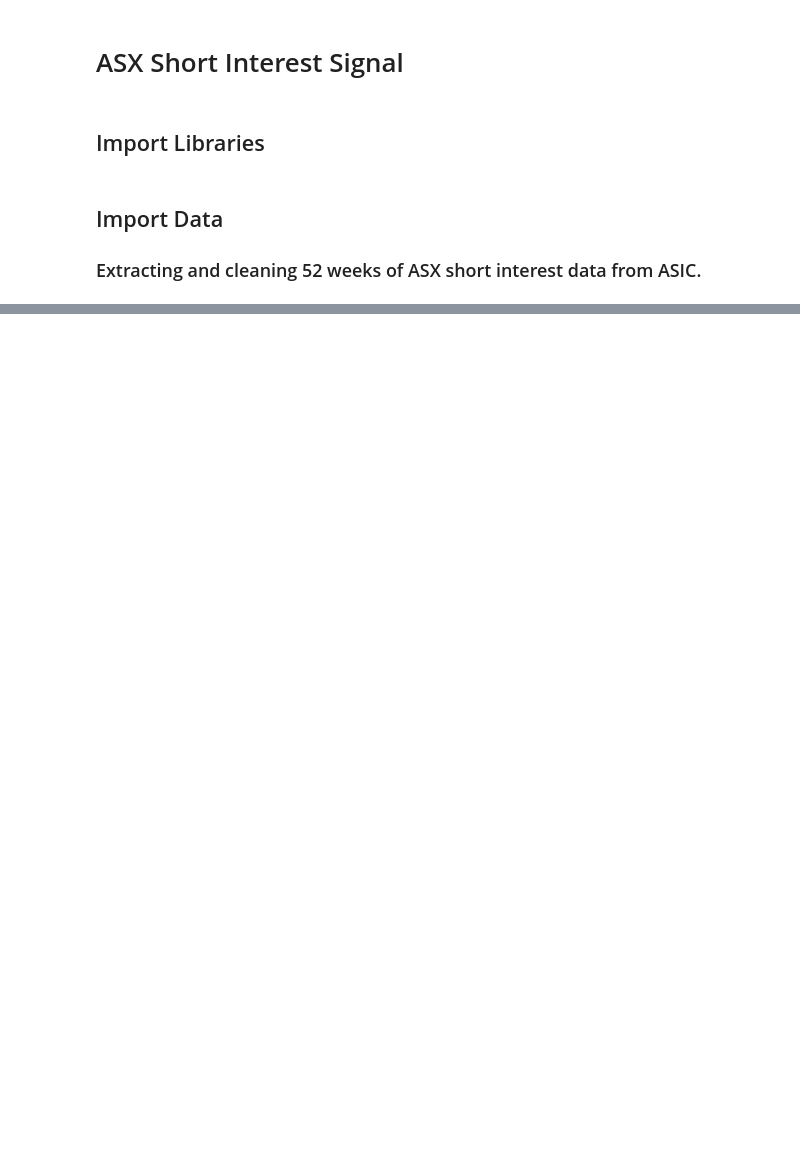
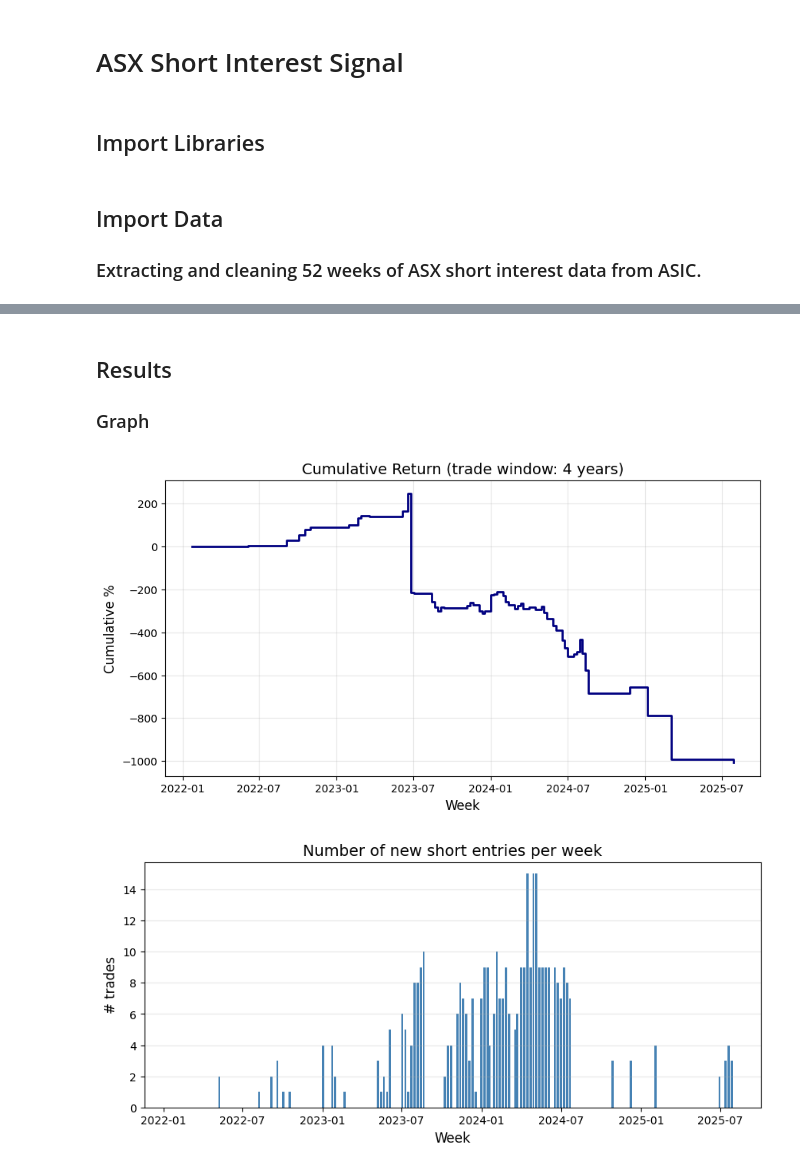
Before and after one commit to Taff1887/short-king, a Jupyter notebook: Short King.ipynb, the cells around one changed output, grey strips where cells are left out. Saved outputs shown, nothing was run; the diff lists cells and outputs as text; code cells hidden in the pictures; blank space fills up the shorter version.

```diff
--- a/Short King.ipynb
+++ b/Short King.ipynb
@@ -923,17 +27,0 @@ def step_one_week(df_feat: pd.DataFrame, release_date, positions: dict):
-# %%
-# ==== USER PARAMS ====
-TRAIN_WEEKS   = 40   # X: warm-up weeks (no trading)
-TEST_WEEKS    = 52   # Y: weeks to trade after warm-up
-
-MAX_NAMES     = 15   # max concurrent shorts
-PRICE_MIN     = 0.50
-NOTIONAL_ADV_MIN = 5e5   # A$0.5m
-TC_BPS        = 5        # per side, set 0 to ignore
-
-# Simple exits
-MAX_HOLD_WEEKS = 4
-EXIT_TREND     = True     # exit if dSI_4w <= 0 AND ret_4w > 0
-EXIT_DTC_COMP  = 0.30     # exit if DTC compresses >=30% from entry (set None to disable)
-
-# Optional guard against shorting fresh highs
-USE_HIGH_GUARD = False    # keep False for simplicity
@@ -1189,0 +537,34 @@ Open positions at end: ['BRG', 'LTR', 'IMU', 'PLS', 'CTD', 'NUF', 'MIN', 'IGO',
+# %% [markdown]
+## Results
+### Graph
+# %%
+# ---- Plot equity curve (step-style, no dots) ----
+if not eq.empty:
+    fig, ax = plt.subplots(figsize=(10,5))
+
+    # Use step plot so equity is flat until the next trade exit
+    ax.step(eq["date"], eq["cum_ret"]*100, where="post", linewidth=2, color="navy")
+
+    ax.set_title(f"Cumulative Return (trade window: {TRADE_YEARS} years)", fontsize=14)
+    ax.set_ylabel("Cumulative %", fontsize=12)
+    ax.set_xlabel("Week", fontsize=12)
+    ax.grid(True, alpha=0.3)
+
+    plt.show()
+
+# ---- Plot number of entries per week ----
+if not preds.empty:
+    by_w = preds.groupby("Date")["enter_short"].sum().reset_index(name="num_entries")
+
+    fig, ax = plt.subplots(figsize=(10,4))
+    ax.bar(by_w["Date"], by_w["num_entries"], color="steelblue", width=5)
+
+    ax.set_title("Number of new short entries per week", fontsize=14)
+    ax.set_ylabel("# trades", fontsize=12)
+    ax.set_xlabel("Week", fontsize=12)
+    ax.grid(True, alpha=0.3, axis="y")
+
+    plt.show()
+# %% [output]
+[figure, added]
+[figure, added]
```
Also changed, not shown: parts of 45 cells of this notebook.
